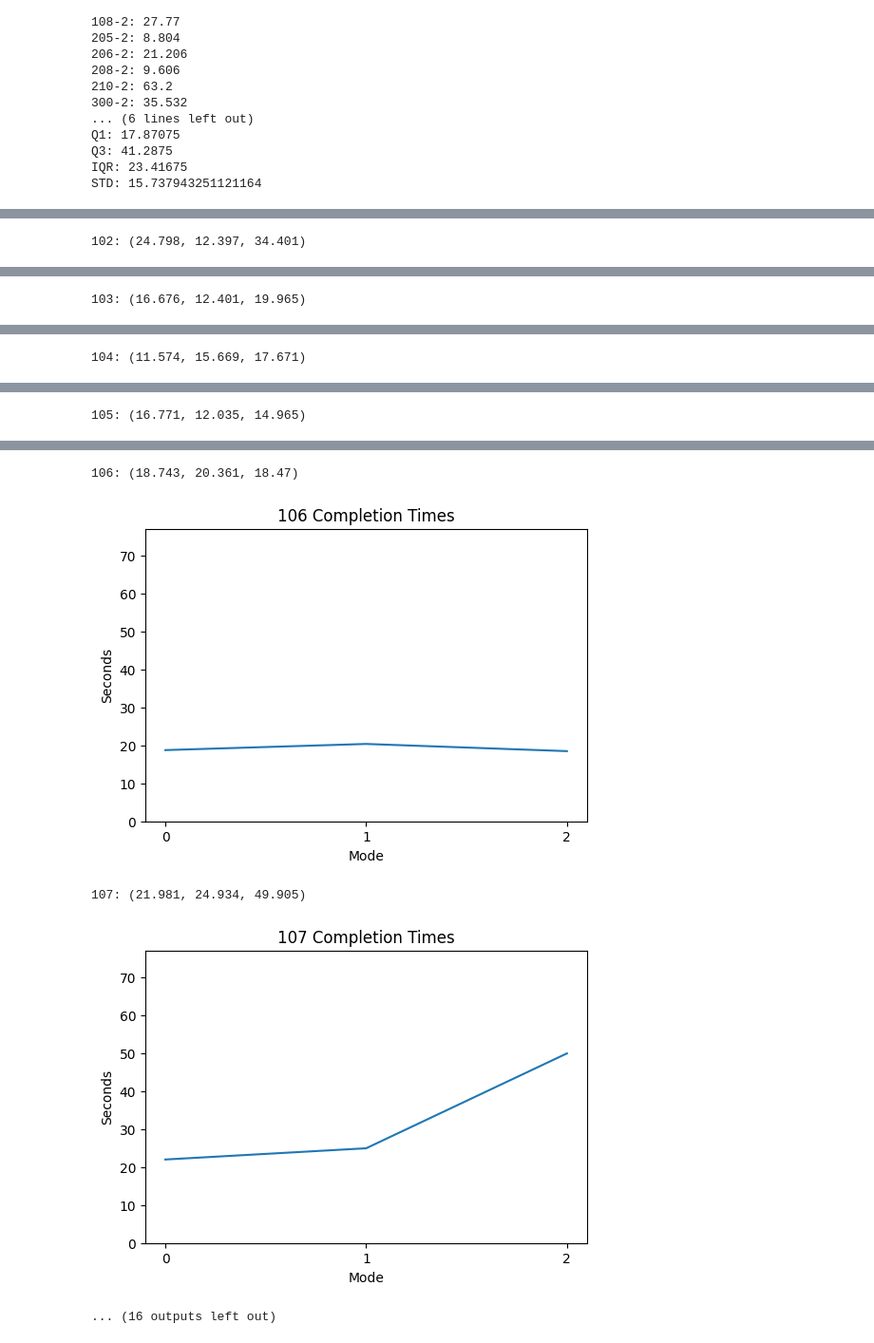
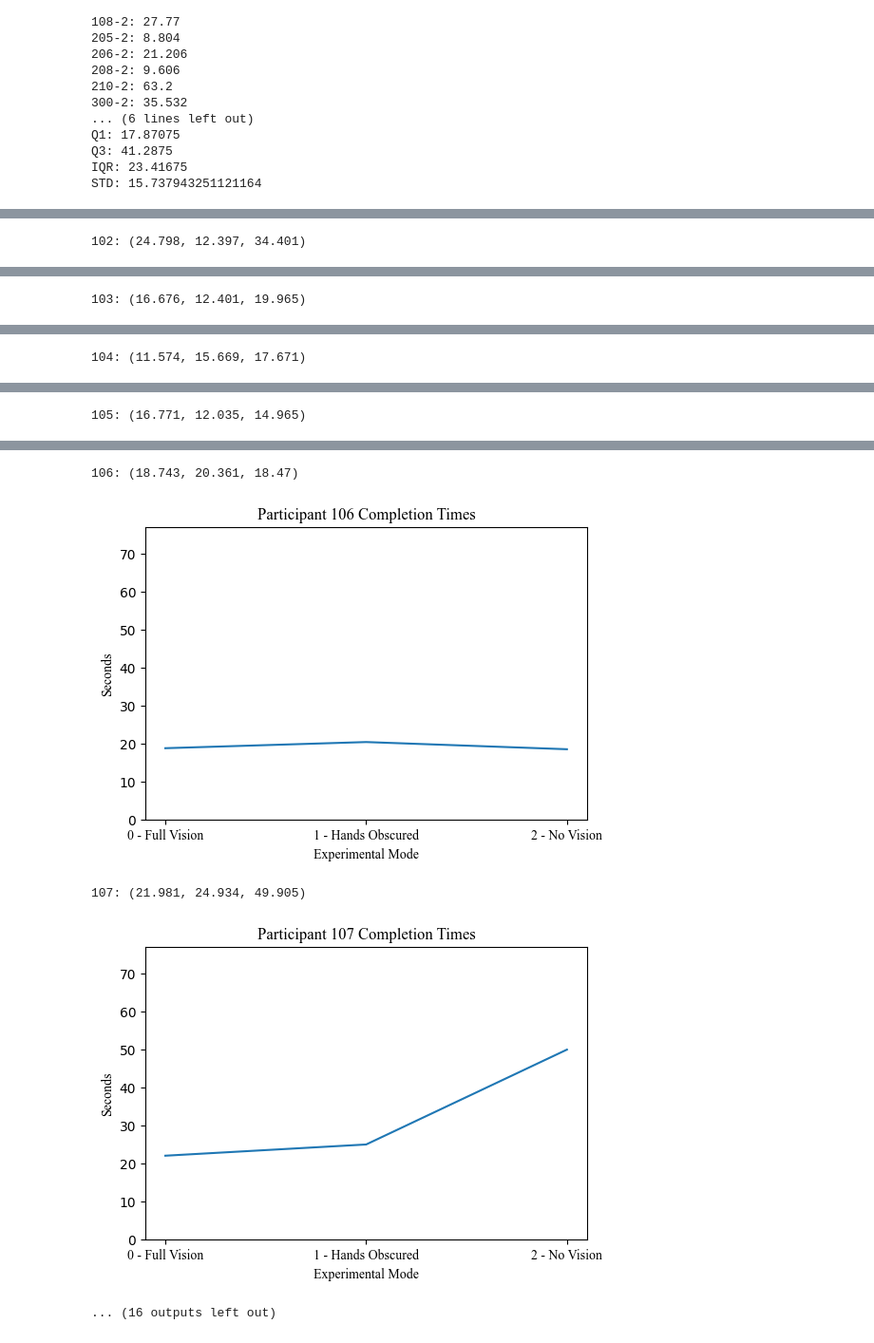
Before and after one commit to csu-hci-projects/FA23-FoldAR-Step-by-step-Instructions-for-Folding-Paper-Models-in-AR, a Jupyter notebook: FoldAR_Analysis.ipynb, the cells around one changed output, grey strips where cells are left out. Shown at 95% size. Drawn from its saved outputs; the diff is of its cells as text; code cells hidden in the pictures.

```diff
--- a/FoldAR_Analysis.ipynb
+++ b/FoldAR_Analysis.ipynb
@@ -37,6 +37,8 @@ fingertip_columns = [
     'ringTip.x', 'ringTip.y', 'ringTip2.x', 'ringTip2.y',
     'littleTip.x', 'littleTip.y', 'littleTip2.x', 'littleTip2.y'
 ]
+
+tnr = {'fontname': 'Times New Roman'}
 # %%
 # Read all files in directory, returns list of filenames
 def get_files(dir='Data'):
@@ -509,16 +519,17 @@ for i in range(len(mode0)):
 for k,v in user_times.items():
     title = f'{k} Completion Times'
     x = (0,1,2)
+    xticks = ('0 - Full Vision', '1 - Hands Obscured', '2 - No Vision')
     y = v
     ymax = int(max(mode0_stats['maximum'],mode1_stats['maximum'],mode2_stats['maximum']))+5
     print(f'{k}: {y}')
     fig = plt.figure(figsize =(6, 4))
-    plt.title(title)
-    plt.xticks(x)
+    plt.title(f'Participant {title}', **tnr)
+    plt.xticks(np.arange(3), ('0 - Full Vision', '1 - Hands Obscured', '2 - No Vision'), **tnr)
     plt.ylim((0,ymax))
 
-    plt.xlabel("Mode")
-    plt.ylabel("Seconds")
+    plt.xlabel("Experimental Mode", **tnr)
+    plt.ylabel("Seconds", **tnr)
 
     plt.plot(x,y)
     plt.show()
@@ -536,7 +547,7 @@ for k,v in user_times.items():
 106: (18.743, 20.361, 18.47)
-[figure, old version]
+[figure, new version]
 107: (21.981, 24.934, 49.905)
-[figure, old version]
+[figure, new version]
 ... (16 outputs left out)
 # %%
 fig, ((ax1, ax2), (ax3, ax4)) = plt.subplots(2, 2)
```
Also changed, not shown: parts of 10 cells of this notebook.
